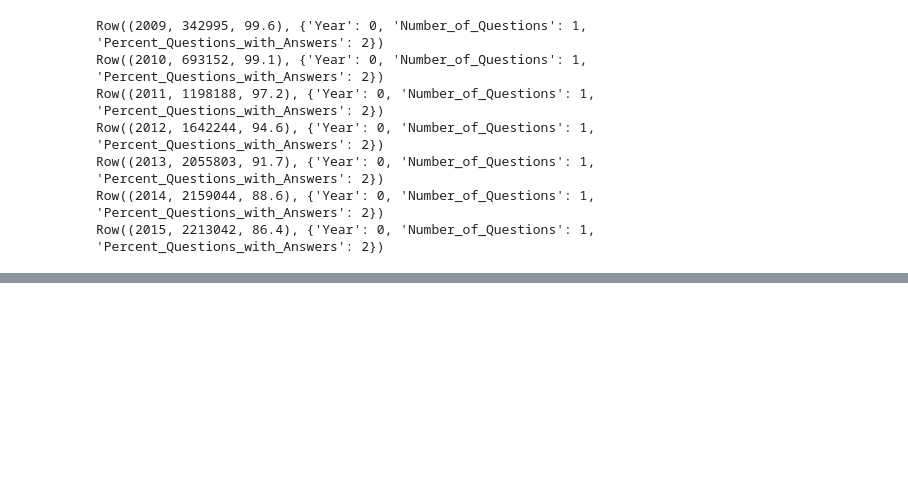
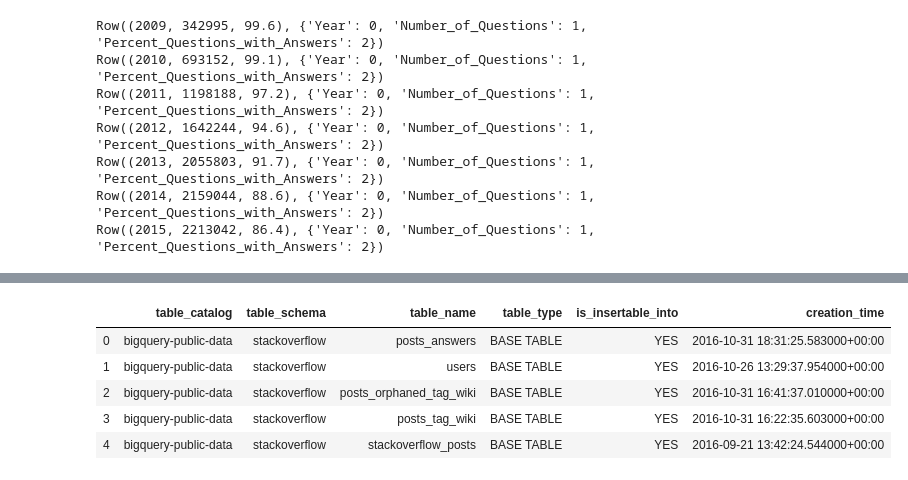
Before and after one commit to tarrade/proj_NLP_text_classification_with_GCP, a Jupyter notebook: notebook/01-Exploration-BigQuery.ipynb, the cells around one changed output, grey strips where cells are left out. Drawn from its saved outputs; the diff is of its cells as text; code cells hidden in the pictures; blank space fills up the shorter version.

```diff
--- a/notebook/01-Exploration-BigQuery.ipynb
+++ b/notebook/01-Exploration-BigQuery.ipynb
@@ -244,0 +214,17 @@ Row((2015, 2213042, 86.4), {'Year': 0, 'Number_of_Questions': 1, 'Percent_Questi
+# %%
+client = bigquery.Client()
+
+query = """SELECT
+ * EXCEPT(is_typed)
+FROM
+ `bigquery-public-data.stackoverflow`.INFORMATION_SCHEMA.TABLES
+"""
+df = client.query(query).to_dataframe()
+df.head()
+# %% [output]
+|  | table_catalog | table_schema | table_name | table_type | is_insertable_into | creation_time |
+| 0 | bigquery-public-data | stackoverflow | posts_answers | BASE TABLE | YES | 2016-10-31 18:31:25.583000+00:00 |
+| 1 | bigquery-public-data | stackoverflow | users | BASE TABLE | YES | 2016-10-26 13:29:37.954000+00:00 |
+| 2 | bigquery-public-data | stackoverflow | posts_orphaned_tag_wiki | BASE TABLE | YES | 2016-10-31 16:41:37.010000+00:00 |
+| 3 | bigquery-public-data | stackoverflow | posts_tag_wiki | BASE TABLE | YES | 2016-10-31 16:22:35.603000+00:00 |
+| 4 | bigquery-public-data | stackoverflow | stackoverflow_posts | BASE TABLE | YES | 2016-09-21 13:42:24.544000+00:00 |
```
Also changed, not shown: parts of 18 cells of this notebook.
